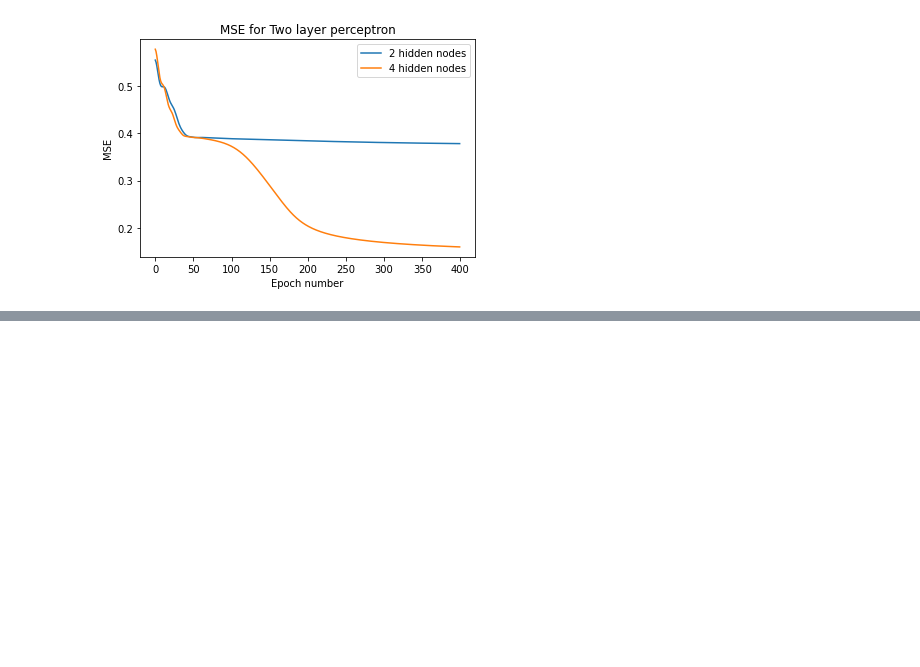
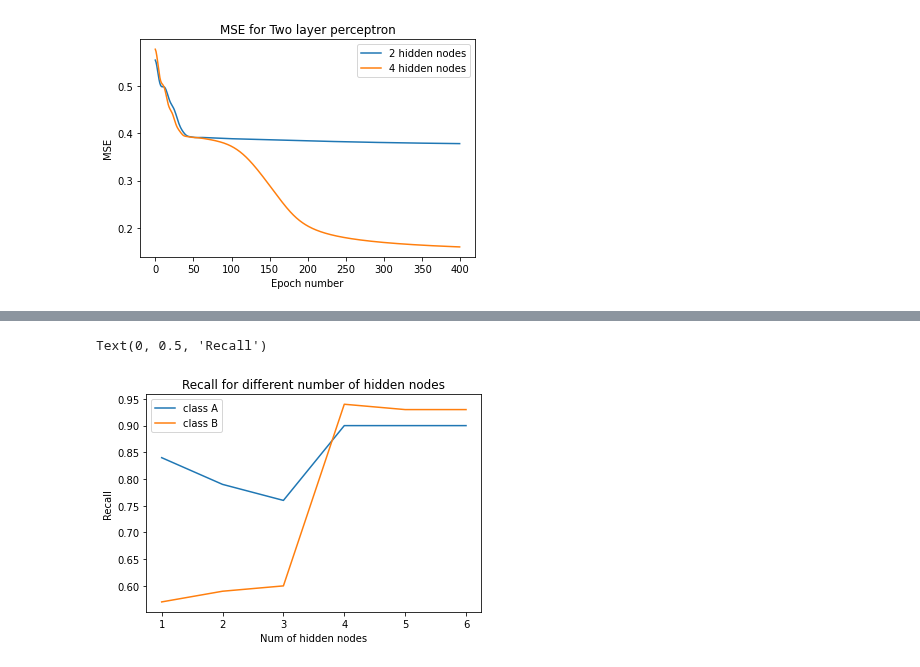
Before and after one commit to kenza-bouzid/ann_labs, a Jupyter notebook: 3.2.1.ipynb, the cells around one changed output, grey strips where cells are left out. Cells and saved outputs as stored; diff of their text form; code cells hidden in the pictures; blank space fills up the shorter version.

```diff
--- a/3.2.1.ipynb
+++ b/3.2.1.ipynb
@@ -65,0 +94,9 @@ plt.legend()
+# %%
+plt.plot(hidden_node_nums, recalls)
+plt.legend(labels=('class A', 'class B'))
+plt.title("Recall for different number of hidden nodes")
+plt.xlabel('Num of hidden nodes')
+plt.ylabel('Recall')
+# %% [output]
+Text(0, 0.5, 'Recall')
+[figure, added]
```
Also changed, not shown: parts of 23 cells of this notebook, 1 other file.
